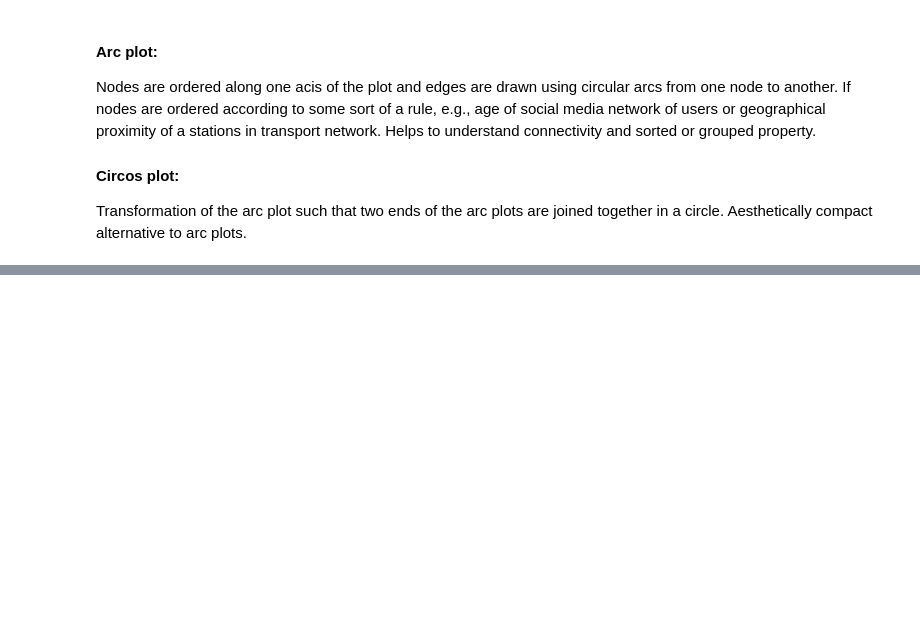
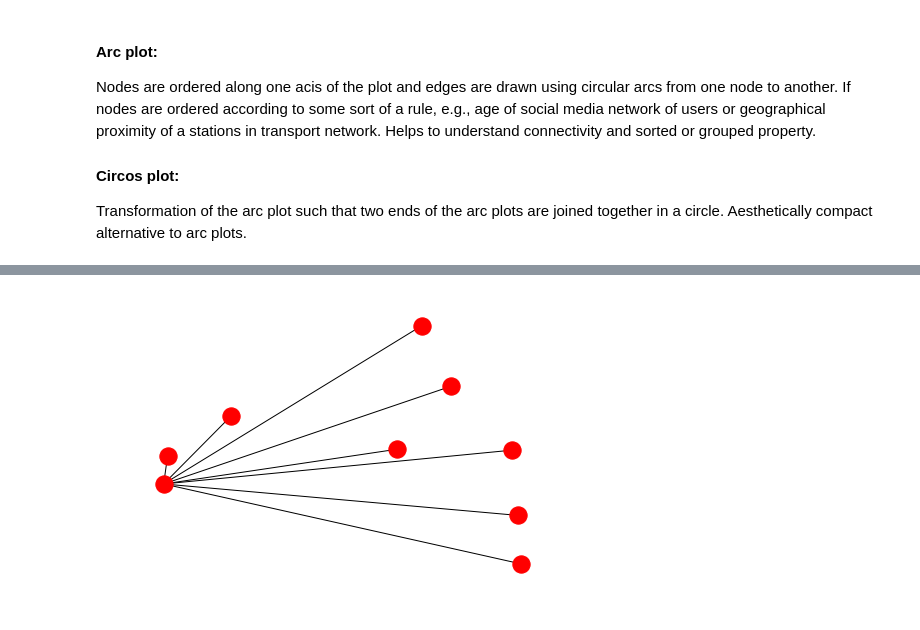
Before and after one commit to sushant2811/NetworkAnalysis, a Jupyter notebook: networkAnalysis.ipynb, the cells around one changed output, grey strips where cells are left out. Saved outputs shown, nothing was run; the diff lists cells and outputs as text; code cells hidden in the pictures; blank space fills up the shorter version.

```diff
--- a/networkAnalysis.ipynb
+++ b/networkAnalysis.ipynb
@@ -98,0 +146,4 @@ Transformation of the arc plot such that two ends of the arc plots are joined to
+# %%
+nx.draw_random(G)
+# %% [output]
+[figure, added]
```
Also changed, not shown: parts of 16 cells of this notebook.
